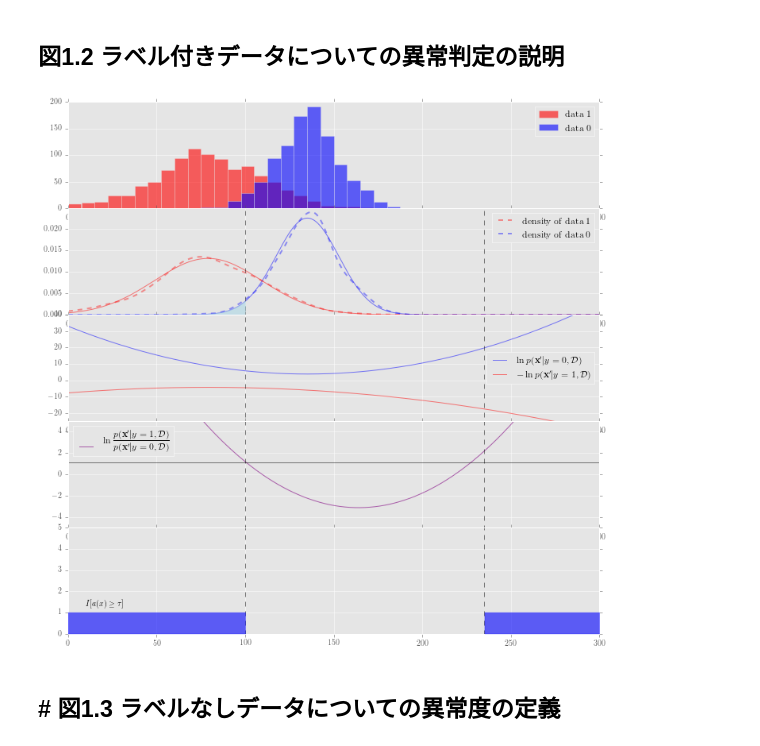
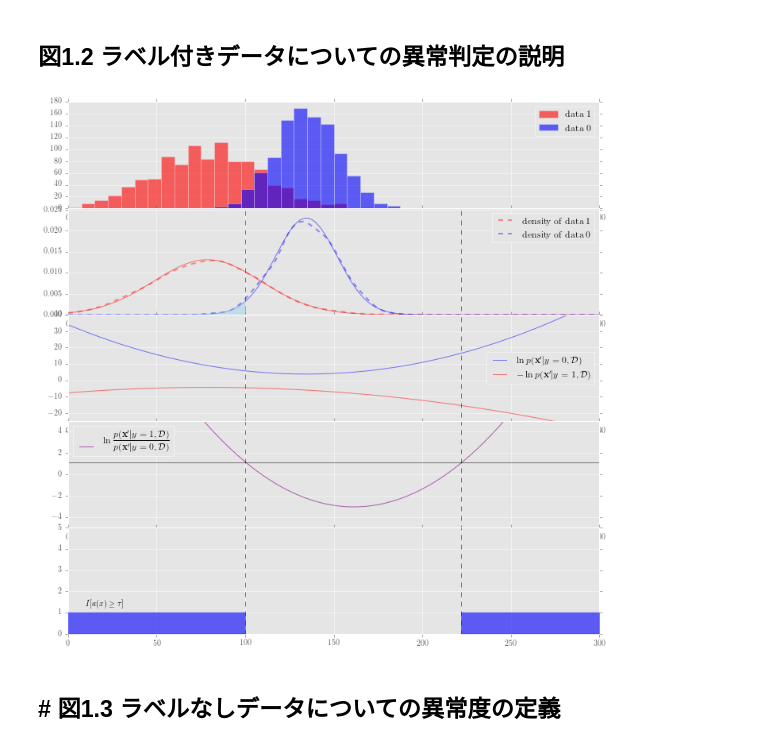
Before and after one commit to matsuken92/anomaly_detection_change_detection, a Jupyter notebook: anomal_detection_chap.01.ipynb, the cells around one changed output. Drawn from its saved outputs; the diff is of its cells as text; code cells hidden in the pictures.

```diff
--- a/anomal_detection_chap.01.ipynb
+++ b/anomal_detection_chap.01.ipynb
@@ -113,6 +113,7 @@ axs[3].plot(x[501:], ecg[501:], c="#2F79B0")
 ## 図1.2 ラベル付きデータについての異常判定の説明
 # %%
 # 乱数生成
+rd.seed(7)
 n = 1000
 d_0 = rd.normal(135, 18, n)  # 正常データ
 d_1 = rd.normal(80, 30, n)   # 異常データ
@@ -152,7 +153,7 @@ axs[1].plot(xx, get_density(d_0, xx), "b--", alpha=.4 , lw=2, label=r"density of
 axs[1].legend(loc='best')
 
 mark = 100
-mark2 = 235
+mark2 = 222
 
 axs[1].plot([0,300],[0,0],"k")
 axs[1].plot(xx, density_1, c="r", alpha=.5 )
@@ -164,35 +165,35 @@ axs[1].plot([mark2 ,mark2],[-100,200], "k--", lw=.5)
 
 # 3つ目のエリア描画
 axs[2].plot(xx, -np.log(density_0), c="b", alpha=.5,  label=r"$\ln p({\bf x}'|y=0,\mathcal{D})$")
 axs[2].plot(xx,  np.log(density_1), c="r", alpha=.5, label=r"$-\ln p({\bf x}'|y=1,\mathcal{D})$")
 axs[2].plot([mark2 ,mark2],[-110,200], "k--", lw=.5)
 axs[2].plot([mark ,mark],[-110,200], "k--", lw=.5)
 axs[2].set_ylim(-25,40)
 axs[2].legend(loc='best')
 
 # 4つ目のエリア描画
 axs[3].plot(xx, abnormaly_score, c="purple", alpha=.6, label=r"$$ \ln{ p({\bf x}'|y=1,\mathcal{D})\over  p({\bf x}'|y=0,\mathcal{D})} $$")
 axs[3].set_ylim(-5,5)
 axs[3].plot([mark ,mark],[-100,200], "k--", lw=.5)
 axs[3].plot([mark2 ,mark2],[-100,200], "k--", lw=.5)
 axs[3].plot([0 ,300],[1.1,1.1], "k", lw=.5)
 axs[3].legend(loc='best')
 
 # 5つ目のエリア描画
 axs[4].fill_between(xx[0:1670], np.ones_like(xx[0:1670]), color="blue", zorder = 500, alpha=.6)
-axs[4].fill_between(xx[3920:], np.ones_like(xx[3920:]), color="blue", zorder = 500, alpha=.6)
+axs[4].fill_between(xx[3700:], np.ones_like(xx[3700:]), color="blue", zorder = 500, alpha=.6)
 axs[4].plot([mark, mark],[-110,200], "k--", lw=.5)
 axs[4].plot([mark2, mark2],[-110,200], "k--", lw=.5)
 axs[4].text(10, 1.3, r"$I[a(x) \ge \tau]$")
 axs[4].set_ylim(0,5)
 
 # すべてのエリアでxの範囲を固定
 for ax in axs:
     ax.set_xlim(0,300)
 
 plt.subplots_adjust(hspace=0)
 # %% [output]
-[figure, old version]
+[figure, new version]
 # %% [markdown]
 ## # 図1.3 ラベルなしデータについての異常度の定義
 # %%
```
Also changed, not shown: parts of 1 cell of this notebook.
